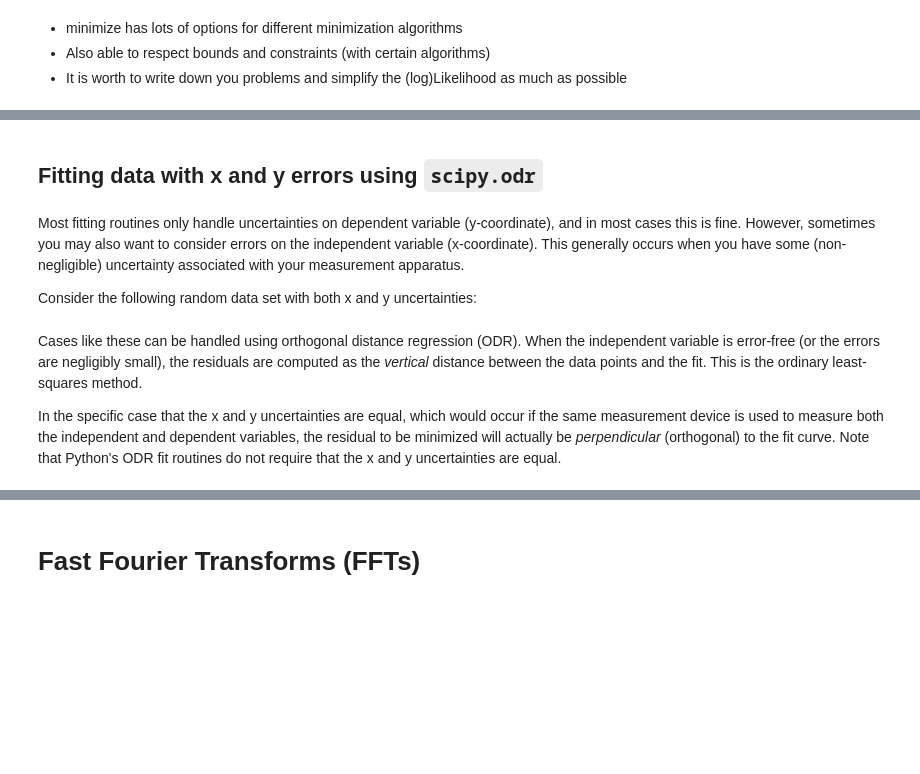
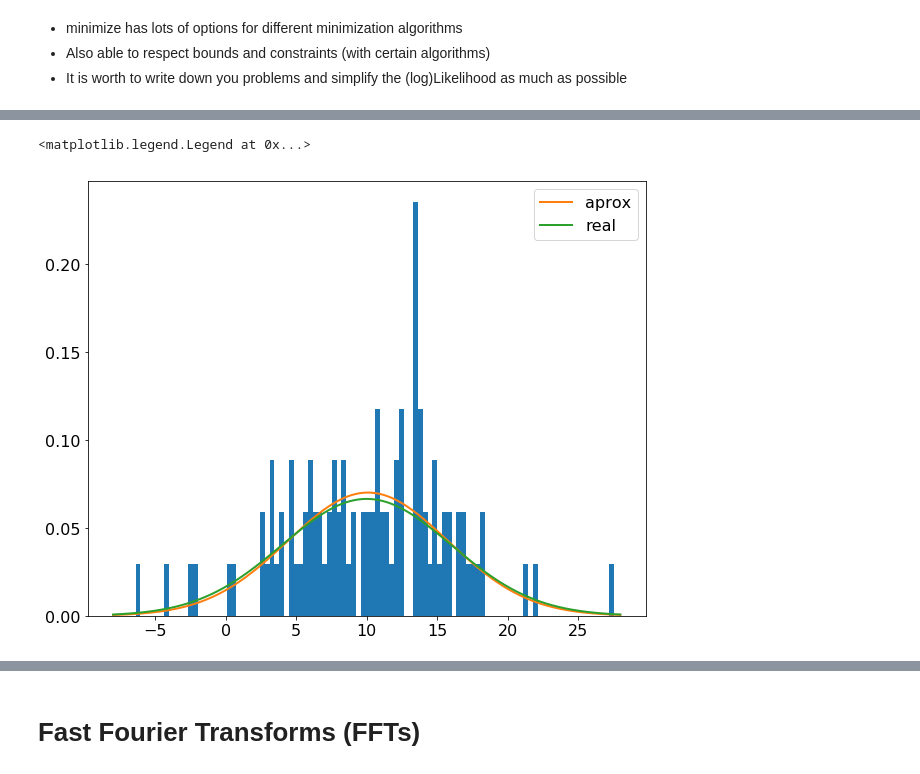
Before and after one commit to ftorradeflot/PythonMasterIFAE, a Jupyter notebook: scipy/scipy.ipynb, the cells around one changed output, grey strips where cells are left out. Drawn from its saved outputs; the diff is of its cells as text; code cells hidden in the pictures; blank space fills up the shorter version.

Commit message:
Some changes to scipy

```diff
--- a/scipy/scipy.ipynb
+++ b/scipy/scipy.ipynb
@@ -281,37 +283,34 @@ But we can make use of the built in scipy distributions:
 # %%
-from scipy.stats import norm, expon
+from scipy.stats import norm
 
-x = np.append(
-    norm.rvs(loc=15, scale=2, size=500),
-    expon.rvs(scale=10, size=4500),
-)
+x = norm.rvs(loc=10, scale=6, size=100)
 
-def pdf(x, mu, sigma, tau, p):
-    return p*norm.pdf(x, mu, sigma) + (1 - p)*expon.pdf(x, scale=tau)
-
+def pdf(x, mu, sigma):
+    return norm.pdf(x, mu, sigma)
 
 def negative_log_likelihood(params, x):
-    mu, sigma, tau, p = params
-    neg_l = -np.sum(np.log(pdf(x, mu, sigma, tau, p)))
+    mu, sigma = params
+    neg_l = -np.sum(np.log(pdf(x, mu, sigma)))
     return neg_l
 
 
 result = minimize(
     negative_log_likelihood,
-    x0=(12, 1.5, 8, 0.2),   # initial guess
+    x0=(0., 1.),   # initial guess
     args=(x, ),            # additional arguments for the function to minimize
     bounds=[
         (None, None),      # no bounds for mu
-        (1e-32, None),         # sigma > 0
-        (1e-32, None),         # tau > 0
-        (0, 1),            # 0 <= p <= 1
+        (1e-32, None)         # sigma > 0
     ],
     method='L-BFGS-B', # method that supports bounds
 )
 
-x_plot = np.linspace(0, 100, 1000)
+x_plot = np.linspace(-8, 28, 1000)
 
 plt.hist(x, bins=100, normed=True)
-plt.plot(x_plot, pdf(x_plot, *result.x))
-
-print(result.hess_inv)
+plt.plot(x_plot, pdf(x_plot, *result.x), label='aprox')
+plt.plot(x_plot, pdf(x_plot, 10., 6.), label='real')
+plt.legend()
+# %% [output]
+<matplotlib.legend.Legend at 0x...>
+[figure, added]
@@ -331,9 +316,0 @@ print(correlation_matrix)
-# %% [markdown]
-<a id=odr></a>
-## Fitting data with x and y errors using `scipy.odr`
-# %% [markdown]
-Most fitting routines only handle uncertainties on dependent variable (y-coordinate), and in most cases this is fine.
-However, sometimes you may also want to consider errors on the independent variable (x-coordinate). This generally occurs
-when you have some (non-negligible) uncertainty associated with your measurement apparatus.
-
-Consider the following random data set with both x and y uncertainties:
@@ -356,4 +316,0 @@ plt.errorbar(x, y, xerr=xerr, yerr=yerr, fmt='o');
-# %% [markdown]
-Cases like these can be handled using orthogonal distance regression (ODR). When the independent variable is error-free (or the errors are negligibly small), the residuals are computed as the *vertical* distance between the data points and the fit. This is the ordinary least-squares method.
-
-In the specific case that the x and y uncertainties are equal, which would occur if the same measurement device is used to measure both the independent and dependent variables, the residual to be minimized will actually be *perpendicular* (orthogonal) to the fit curve. Note that Python's ODR fit routines do not require that the x and y uncertainties are equal.
```
Also changed, not shown: parts of 44 cells of this notebook.
